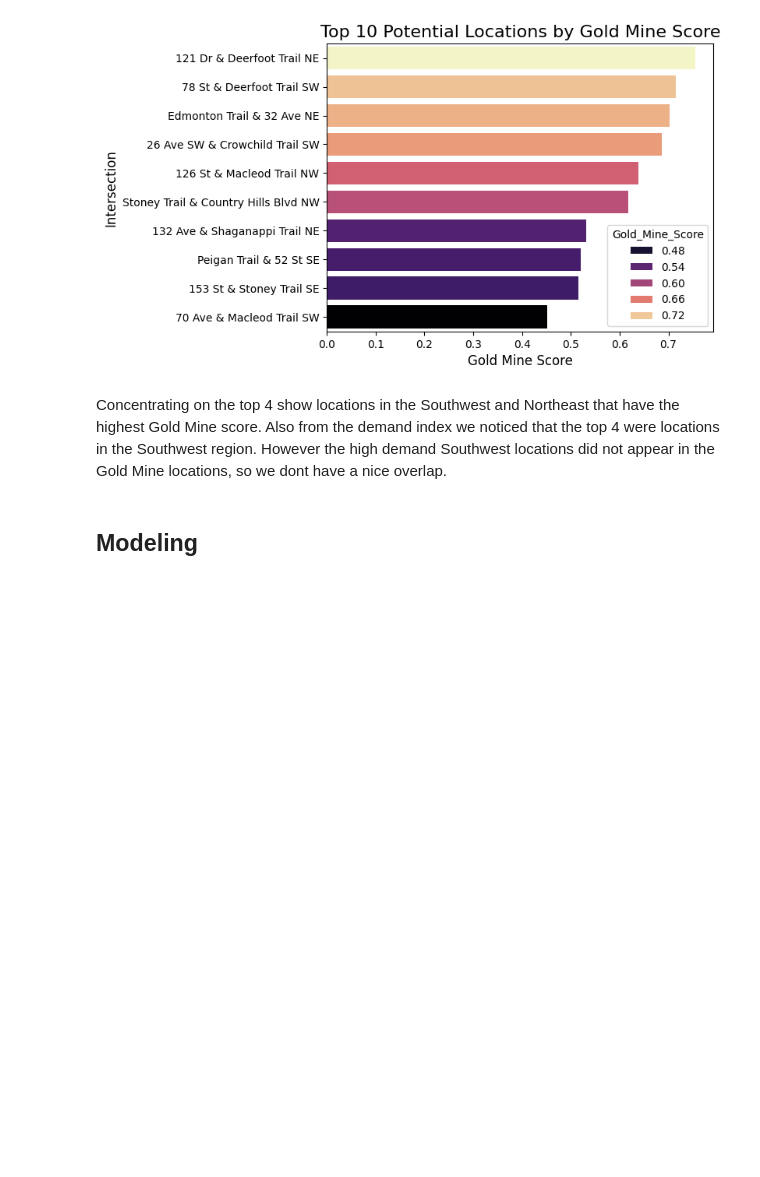
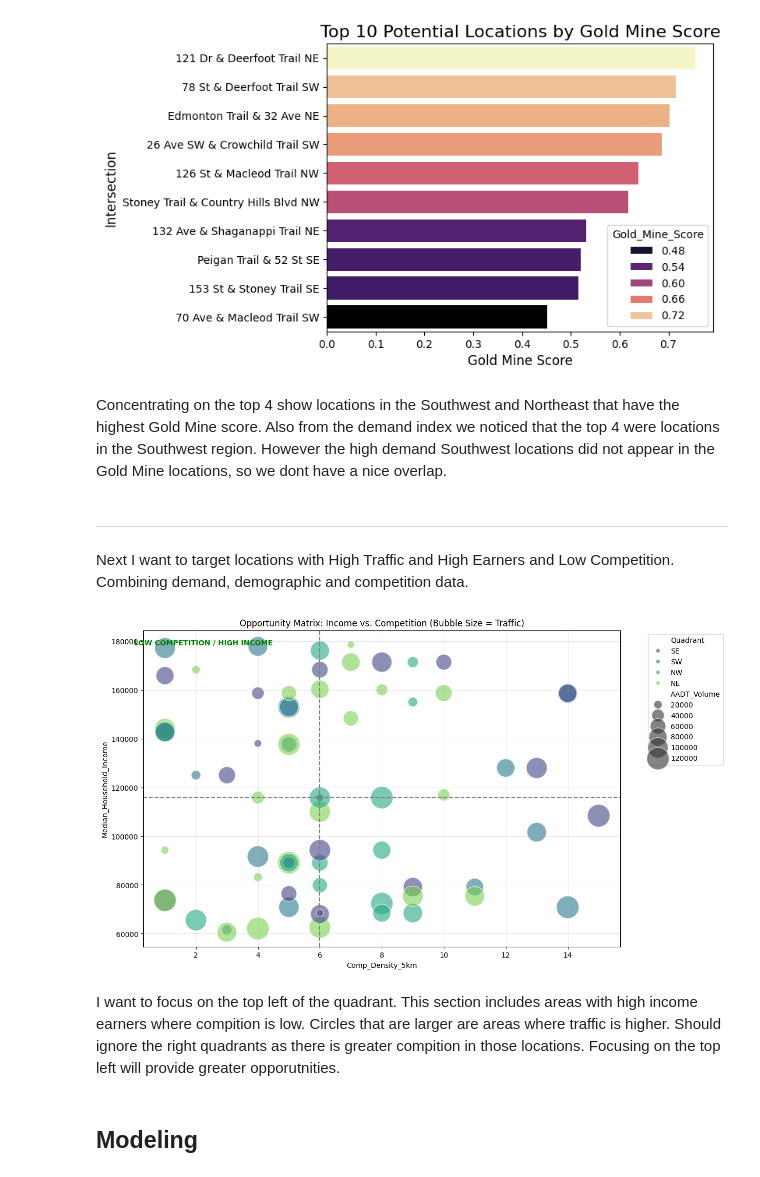
Before and after one commit to ctatlah/ai-carwash, a Jupyter notebook: carwash.ipynb, the cells around one changed output. Drawn from its saved outputs; the diff is of its cells as text; code cells hidden in the pictures; blank space fills up the shorter version.

```diff
--- a/carwash.ipynb
+++ b/carwash.ipynb
@@ -451,3 +449,7 @@ plt.close()
 [figure]
 # %% [markdown]
 Concentrating on the top 4 show locations in the Southwest and Northeast that have the highest Gold Mine score. Also from the demand index we noticed that the top 4 were locations in the Southwest region. However the high demand Southwest locations did not appear in the Gold Mine locations, so we dont have a nice overlap.
+# %% [markdown]
+--------------------------------------------------------------------------------------------------------------------------------
+# %% [markdown]
+Next I want to target locations with High Traffic and High Earners and Low Competition. Combining demand, demographic and competition data.
@@ -454,3 +483,30 @@ Concentrating on the top 4 show locations in the Southwest and Northeast that ha
+# %%
+
+sns.scatterplot(
+    data=final_master_df,
+    x='Comp_Density_5km',
+    y='Median_Household_Income',
+    size='AADT_Volume',
+    hue='Quadrant',
+    sizes=(100, 1000),
+    alpha=0.6,
+    palette='viridis'
+)
+
+# Label the "Gold Mine" quadrant
+plt.axhline(final_master_df['Median_Household_Income'].median(), color='gray', linestyle='--')
+plt.axvline(final_master_df['Comp_Density_5km'].median(), color='gray', linestyle='--')
+plt.text(0, final_master_df['Median_Household_Income'].max(), "LOW COMPETITION / HIGH INCOME", color='green', fontweight='bold')
+
+plt.title('Opportunity Matrix: Income vs. Competition (Bubble Size = Traffic)')
+plt.legend(bbox_to_anchor=(1.05, 1), loc='upper left')
+plt.grid(True, alpha=0.3)
+plt.show()
+plt.close()
+# %% [output]
+[figure, added]
+# %% [markdown]
+I want to focus on the top left of the quadrant. This section includes areas with high income earners where compition is low. Circles that are larger are areas where traffic is higher. Should ignore the right quadrants as there is greater compition in those locations. Focusing on the top left will provide greater opporutnities.
 # %% [markdown]
 ## Modeling
 # %% [markdown]
```
Also changed, not shown: parts of 5 cells of this notebook.
